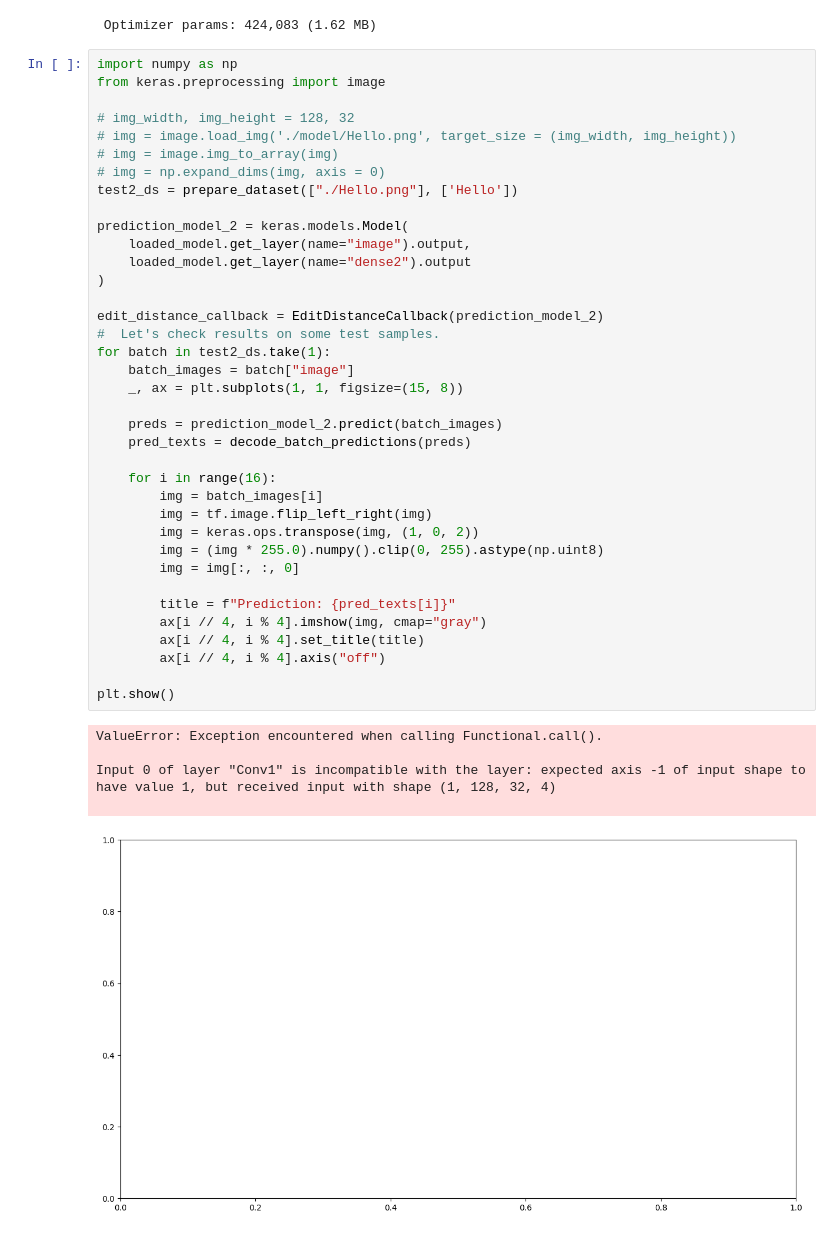
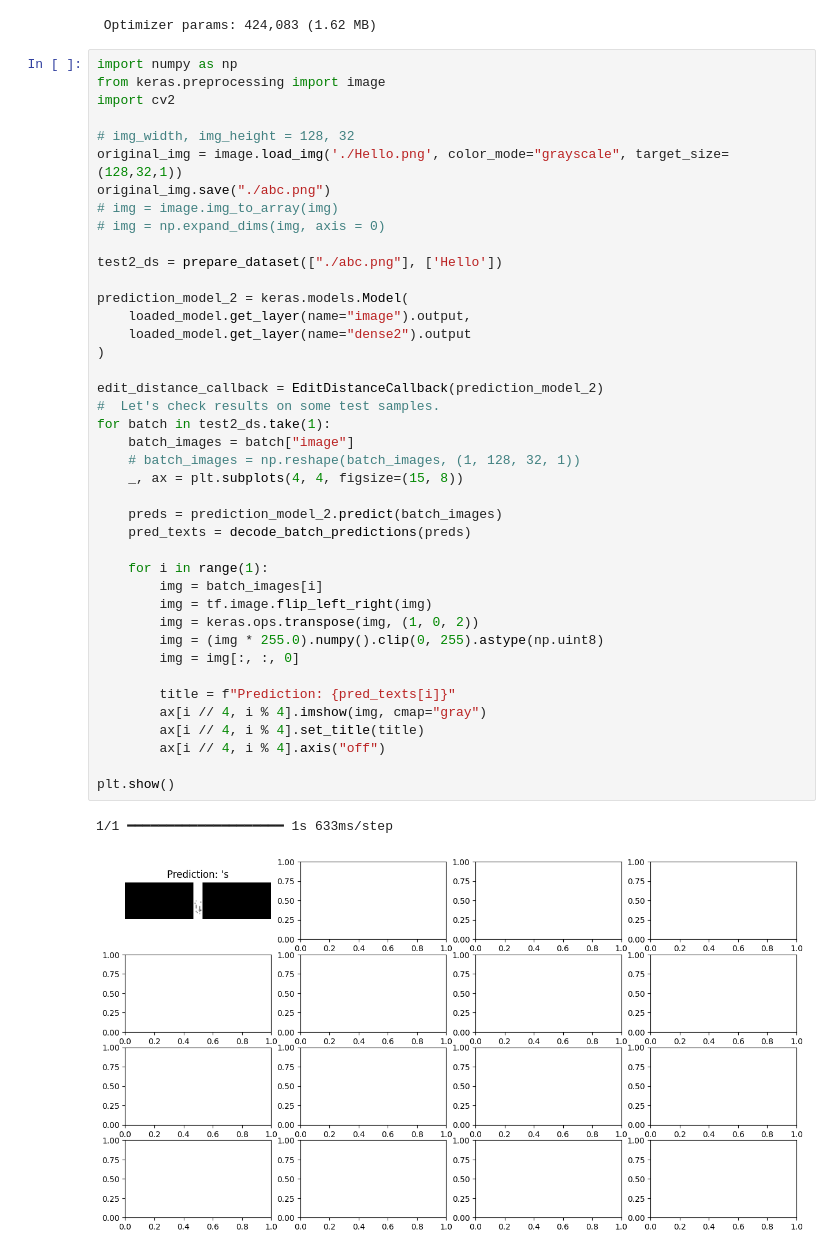
Before and after one commit to RAKAMSTR/MBA_PROJECT, a Jupyter notebook: Handwriting_Recongnition.ipynb, the cells around one changed output. Saved outputs shown, nothing was run; the diff lists cells and outputs as text.

Commit message:
Created using Colab - Predicted the output from saved models

```diff
--- a/Handwriting_Recongnition.ipynb
+++ b/Handwriting_Recongnition.ipynb
@@ -624,43 +616,44 @@ Model: "handwriting_recognizer"
 # %%
 import numpy as np
 from keras.preprocessing import image
+import cv2
 
 # img_width, img_height = 128, 32
-# img = image.load_img('./model/Hello.png', target_size = (img_width, img_height))
+original_img = image.load_img('./Hello.png', color_mode="grayscale", target_size=(128,32,1))
+original_img.save("./abc.png")
 # img = image.img_to_array(img)
 # img = np.expand_dims(img, axis = 0)
-test2_ds = prepare_dataset(["./Hello.png"], ['Hello'])
+
+test2_ds = prepare_dataset(["./abc.png"], ['Hello'])
 
 prediction_model_2 = keras.models.Model(
     loaded_model.get_layer(name="image").output,
     loaded_model.get_layer(name="dense2").output
 )
 
 edit_distance_callback = EditDistanceCallback(prediction_model_2)
 #  Let's check results on some test samples.
 for batch in test2_ds.take(1):
     batch_images = batch["image"]
-    _, ax = plt.subplots(1, 1, figsize=(15, 8))
+    # batch_images = np.reshape(batch_images, (1, 128, 32, 1))
+    _, ax = plt.subplots(4, 4, figsize=(15, 8))
 
     preds = prediction_model_2.predict(batch_images)
     pred_texts = decode_batch_predictions(preds)
 
-    for i in range(16):
+    for i in range(1):
         img = batch_images[i]
         img = tf.image.flip_left_right(img)
         img = keras.ops.transpose(img, (1, 0, 2))
         img = (img * 255.0).numpy().clip(0, 255).astype(np.uint8)
         img = img[:, :, 0]
 
         title = f"Prediction: {pred_texts[i]}"
         ax[i // 4, i % 4].imshow(img, cmap="gray")
         ax[i // 4, i % 4].set_title(title)
         ax[i // 4, i % 4].axis("off")
 
 plt.show()
 # %% [output]
-ValueError: Exception encountered when calling Functional.call().
-
-Input 0 of layer "Conv1" is incompatible with the layer: expected axis -1 of input shape to have value 1, but received input with shape (1, 128, 32, 4)
-
+1/1 ━━━━━━━━━━━━━━━━━━━━ 1s 633ms/step
-[figure, old version]
+[figure, new version]
```
Also changed, not shown: parts of 1 cell of this notebook.
